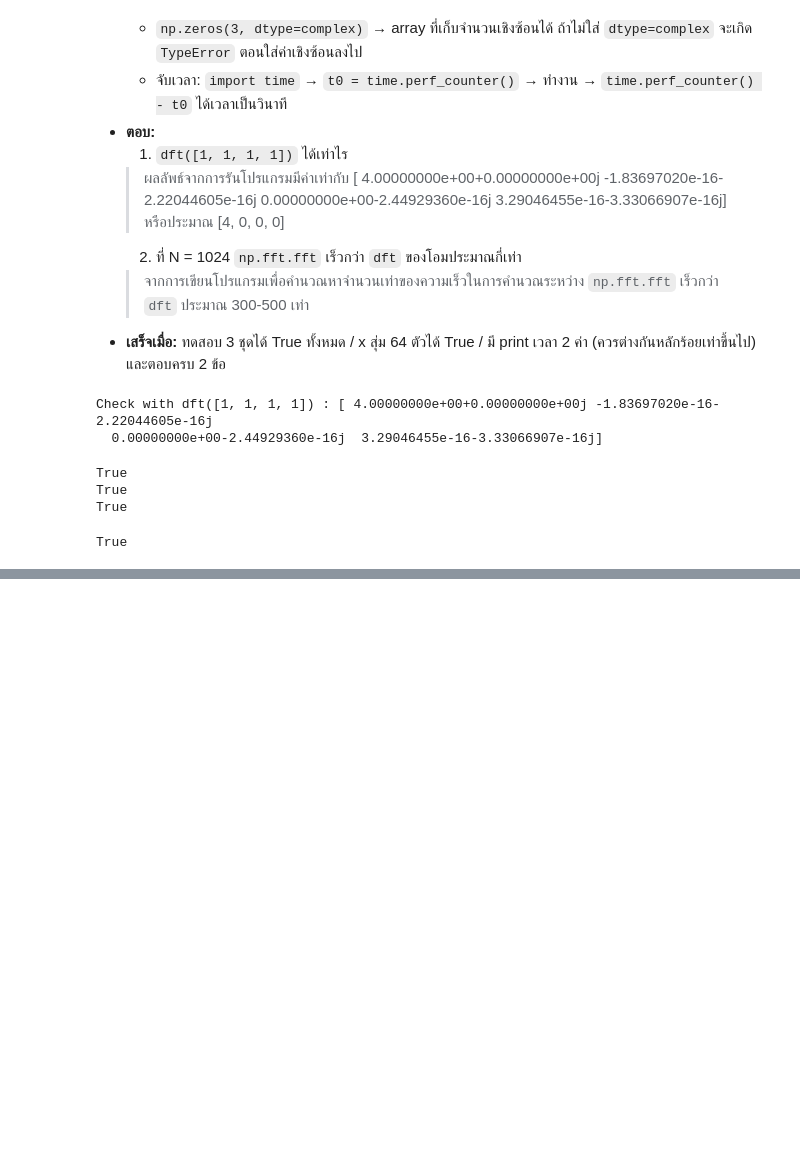
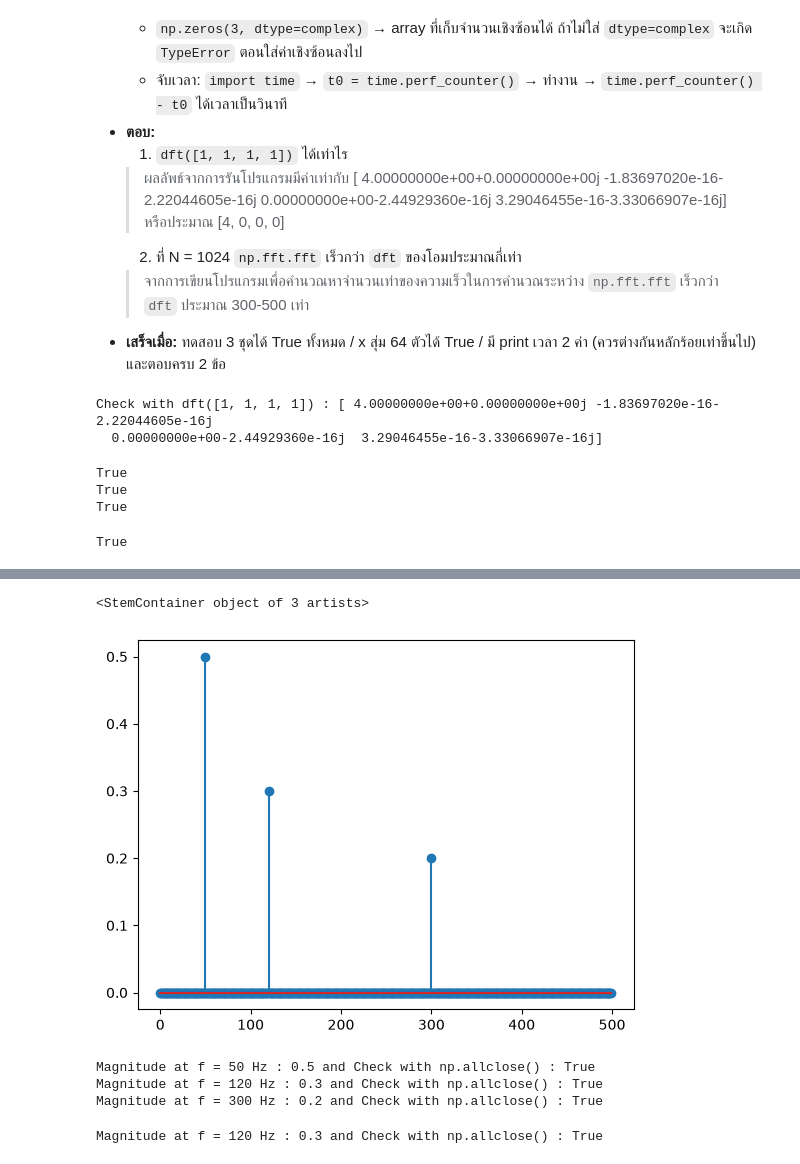
Before and after one commit to ohm-arthakorn/audio-based_music_recommendation, a Jupyter notebook: notebooks/05_DFT.ipynb, the cells around one changed output, grey strips where cells are left out. Saved outputs shown, nothing was run; the diff lists cells and outputs as text; code cells hidden in the pictures; blank space fills up the shorter version.

Commit message:
docs: complete F1-F3 and check in tasks

```diff
--- a/notebooks/05_DFT.ipynb
+++ b/notebooks/05_DFT.ipynb
@@ -178,0 +214,23 @@ FFT is faster than DFT : 475.0085513467941
+# %%
+# Plot only first half
+keep = freqs < sr/2
+plt.stem(freqs[keep], mag[keep])
+# %% [output]
+<StemContainer object of 3 artists>
+[figure, added]
+# %%
+print(f"Magnitude at f = 50 Hz : {round(mag[50],2)} and Check with np.allclose() : {np.allclose(mag[50],0.5)}")
+print(f"Magnitude at f = 120 Hz : {round(mag[120],2)} and Check with np.allclose() : {np.allclose(mag[120],0.3)}")
+print(f"Magnitude at f = 300 Hz : {round(mag[300],2)} and Check with np.allclose() : {np.allclose(mag[300],0.2)}")
+# %% [output]
+Magnitude at f = 50 Hz : 0.5 and Check with np.allclose() : True
+Magnitude at f = 120 Hz : 0.3 and Check with np.allclose() : True
+Magnitude at f = 300 Hz : 0.2 and Check with np.allclose() : True
+# %%
+x_new = create_sin(0.5, 50, t) + create_sin(0.3, 120, t) + create_sin(0.2, 300, t)
+X_new = np.fft.fft(x_new)
+mag_new = np.abs(X_new)*(2/N)
+
+print(f"Magnitude at f = 120 Hz : {round(mag_new[120],2)} and Check with np.allclose() : {np.allclose(mag_new[120],0.3)}")
+# %% [output]
+Magnitude at f = 120 Hz : 0.3 and Check with np.allclose() : True
```
Also changed, not shown: parts of 4 cells of this notebook, 1 other file.
